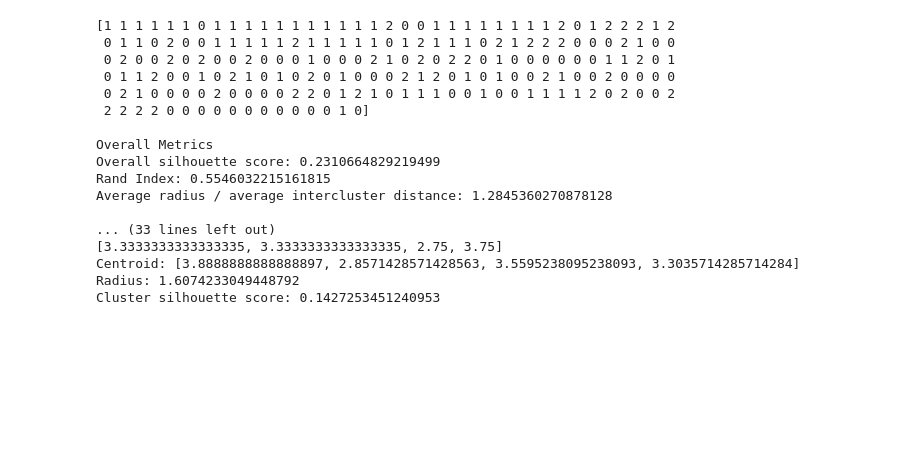
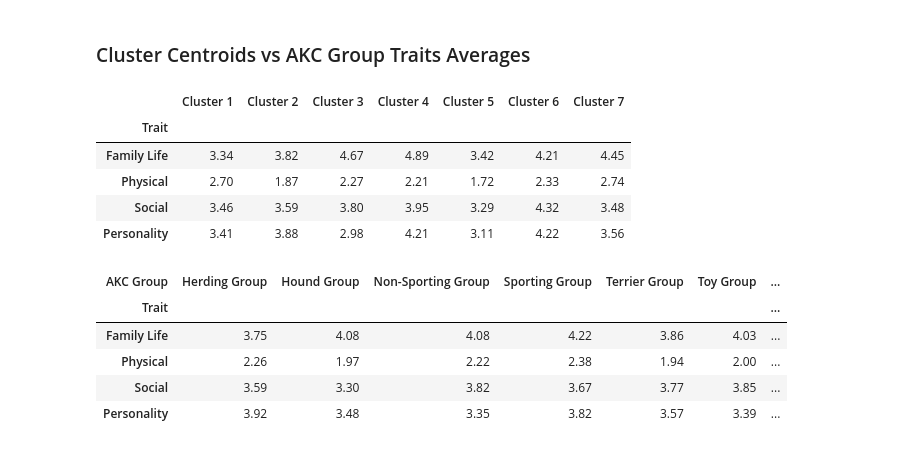
Before and after one commit to summerortega/CSC466_FinalProject, a Jupyter notebook: notebooks/clustering_avg.ipynb, the cells around one changed output. Saved outputs shown, nothing was run; the diff lists cells and outputs as text; code cells hidden in the pictures; blank space fills up the shorter version.

```diff
--- a/notebooks/clustering_avg.ipynb
+++ b/notebooks/clustering_avg.ipynb
@@ -48,21 +56,27 @@ Cluster silhouette score: 0.15298947950928263
-# %%
-k = 3
-kmeans_main(str(DATA_PATH), k, 0.005, popularity_grp)
-# %% [output]
-[1 1 1 1 1 1 0 1 1 1 1 1 1 1 1 1 1 1 2 0 0 1 1 1 1 1 1 1 1 2 0 1 2 2 2 1 2
- 0 1 1 0 2 0 0 1 1 1 1 1 2 1 1 1 1 1 0 1 2 1 1 1 0 2 1 2 2 2 0 0 0 2 1 0 0
- 0 2 0 0 2 0 2 0 0 2 0 0 0 1 0 0 0 2 1 0 2 0 2 2 0 1 0 0 0 0 0 0 1 1 2 0 1
- 0 1 1 2 0 0 1 0 2 1 0 1 0 2 0 1 0 0 0 2 1 2 0 1 0 1 0 0 2 1 0 0 2 0 0 0 0
- 0 2 1 0 0 0 0 2 0 0 0 0 2 2 0 1 2 1 0 1 1 1 0 0 1 0 0 1 1 1 1 2 0 2 0 0 2
- 2 2 2 2 0 0 0 0 0 0 0 0 0 0 0 1 0]
-
-Overall Metrics
-Overall silhouette score: 0.2310664829219499
-Rand Index: 0.5546032215161815
-Average radius / average intercluster distance: 1.2845360270878128
-
-... (33 lines left out)
-[3.3333333333333335, 3.3333333333333335, 2.75, 3.75]
-Centroid: [3.8888888888888897, 2.8571428571428563, 3.5595238095238093, 3.3035714285714284]
-Radius: 1.6074233049448792
-Cluster silhouette score: 0.1427253451240953
+# %% [markdown]
+### Cluster Centroids vs AKC Group Traits Averages
+# %%
+cluster_traits = pd.DataFrame(
+    centroids.round(2).T,
+    index=data.columns,
+    columns=[f"Cluster {i}" for i in range(1, centroids.shape[0] + 1)]
+)
+cluster_traits.index.name = "Trait"
+cluster_traits
+# %% [output]
+|  | Cluster 1 | Cluster 2 | Cluster 3 | Cluster 4 | Cluster 5 | Cluster 6 | Cluster 7 |
+| Trait |  |  |  |  |  |  |  |
+| Family Life | 3.34 | 3.82 | 4.67 | 4.89 | 3.42 | 4.21 | 4.45 |
+| Physical | 2.70 | 1.87 | 2.27 | 2.21 | 1.72 | 2.33 | 2.74 |
+| Social | 3.46 | 3.59 | 3.80 | 3.95 | 3.29 | 4.32 | 3.48 |
+| Personality | 3.41 | 3.88 | 2.98 | 4.21 | 3.11 | 4.22 | 3.56 |
+# %%
+group_traits = akc_group_traits_table(DATA_PATH)
+group_traits
+# %% [output]
+| AKC Group | Herding Group | Hound Group | Non-Sporting Group | Sporting Group | Terrier Group | Toy Group | ... |
+| Trait |  |  |  |  |  |  | ... |
+| Family Life | 3.75 | 4.08 | 4.08 | 4.22 | 3.86 | 4.03 | ... |
+| Physical | 2.26 | 1.97 | 2.22 | 2.38 | 1.94 | 2.00 | ... |
+| Social | 3.59 | 3.30 | 3.82 | 3.67 | 3.77 | 3.85 | ... |
+| Personality | 3.92 | 3.48 | 3.35 | 3.82 | 3.57 | 3.39 | ... |
```
Also changed, not shown: parts of 9 cells of this notebook, 7 other files.
